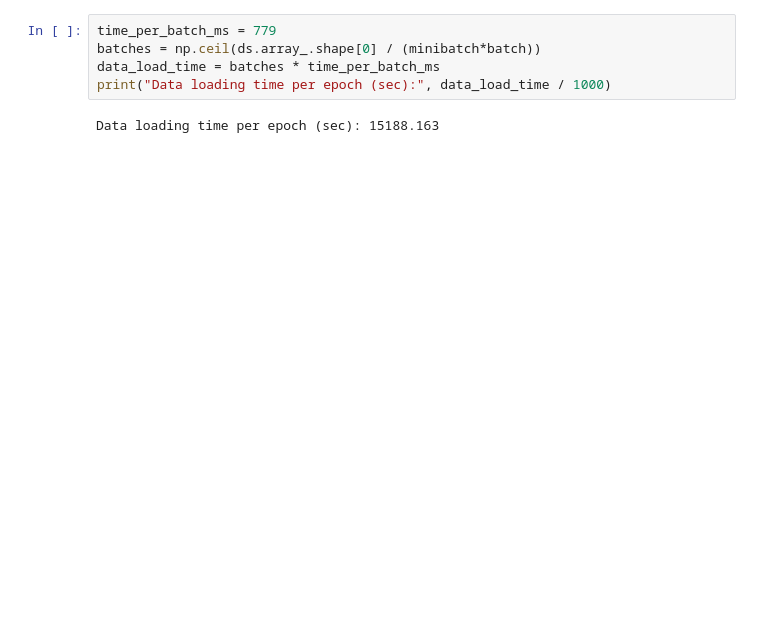
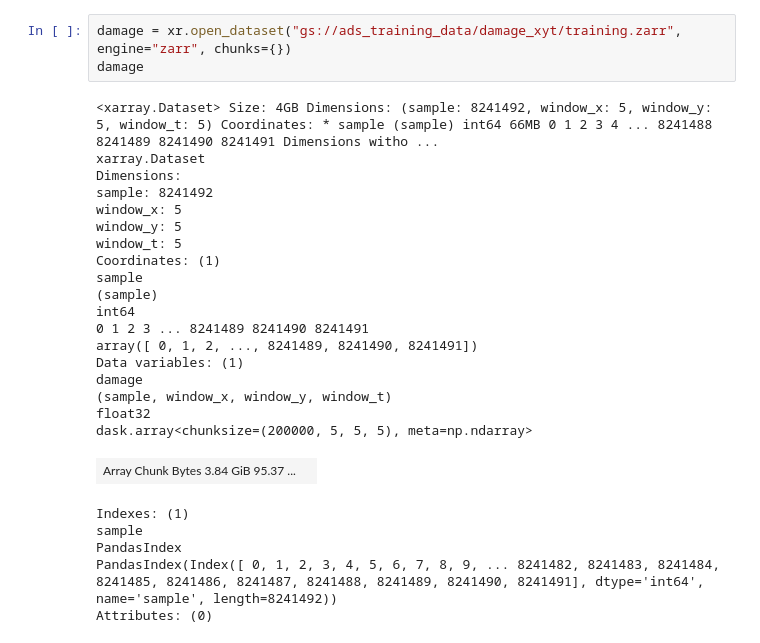
Before and after one commit to s-kganz/ForestLST, a Jupyter notebook: notebooks/westmort_training.ipynb, the cells around one changed output. Saved outputs shown, nothing was run; the diff lists cells and outputs as text; blank space fills up the shorter version.

Commit message:
training benchmark

```diff
--- a/notebooks/westmort_training.ipynb
+++ b/notebooks/westmort_training.ipynb
@@ -71,7 +28,28 @@ Wall time: 896 ms
-# %%
-time_per_batch_ms = 779
-batches = np.ceil(ds.array_.shape[0] / (minibatch*batch))
-data_load_time = batches * time_per_batch_ms
-print("Data loading time per epoch (sec):", data_load_time / 1000)
-# %% [output]
-Data loading time per epoch (sec): 15188.163
+# %%
+damage = xr.open_dataset("gs://ads_training_data/damage_xyt/training.zarr", engine="zarr", chunks={})
+damage
+# %% [output]
+<xarray.Dataset> Size: 4GB Dimensions: (sample: 8241492, window_x: 5, window_y: 5, window_t: 5) Coordinates: * sample (sample) int64 66MB 0 1 2 3 4 ... 8241488 8241489 8241490 8241491 Dimensions witho ...
+xarray.Dataset
+Dimensions:
+sample: 8241492
+window_x: 5
+window_y: 5
+window_t: 5
+Coordinates: (1)
+sample
+(sample)
+int64
+0 1 2 3 ... 8241489 8241490 8241491
+array([ 0, 1, 2, ..., 8241489, 8241490, 8241491])
+Data variables: (1)
+damage
+(sample, window_x, window_y, window_t)
+float32
+dask.array<chunksize=(200000, 5, 5, 5), meta=np.ndarray>
+| Array Chunk Bytes 3.84 GiB 95.37 ... |  |
+Indexes: (1)
+sample
+PandasIndex
+PandasIndex(Index([ 0, 1, 2, 3, 4, 5, 6, 7, 8, 9, ... 8241482, 8241483, 8241484, 8241485, 8241486, 8241487, 8241488, 8241489, 8241490, 8241491], dtype='int64', name='sample', length=8241492))
+Attributes: (0)
```
Also changed, not shown: parts of 12 cells of this notebook, 1 other file.
